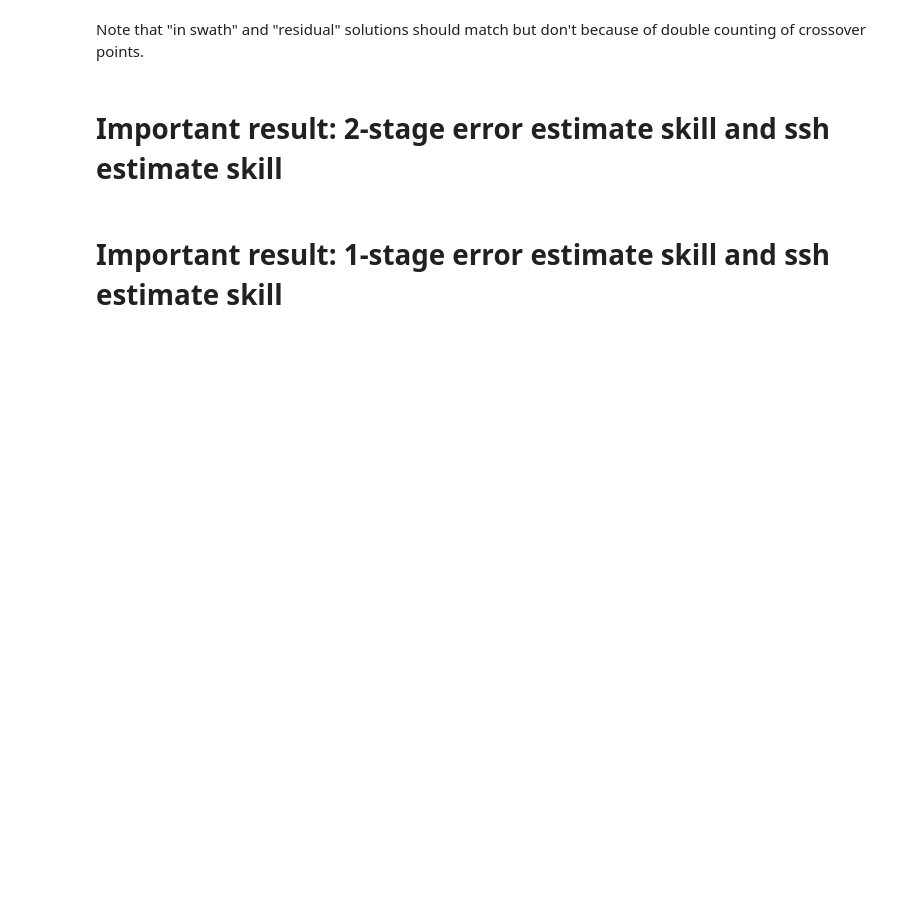
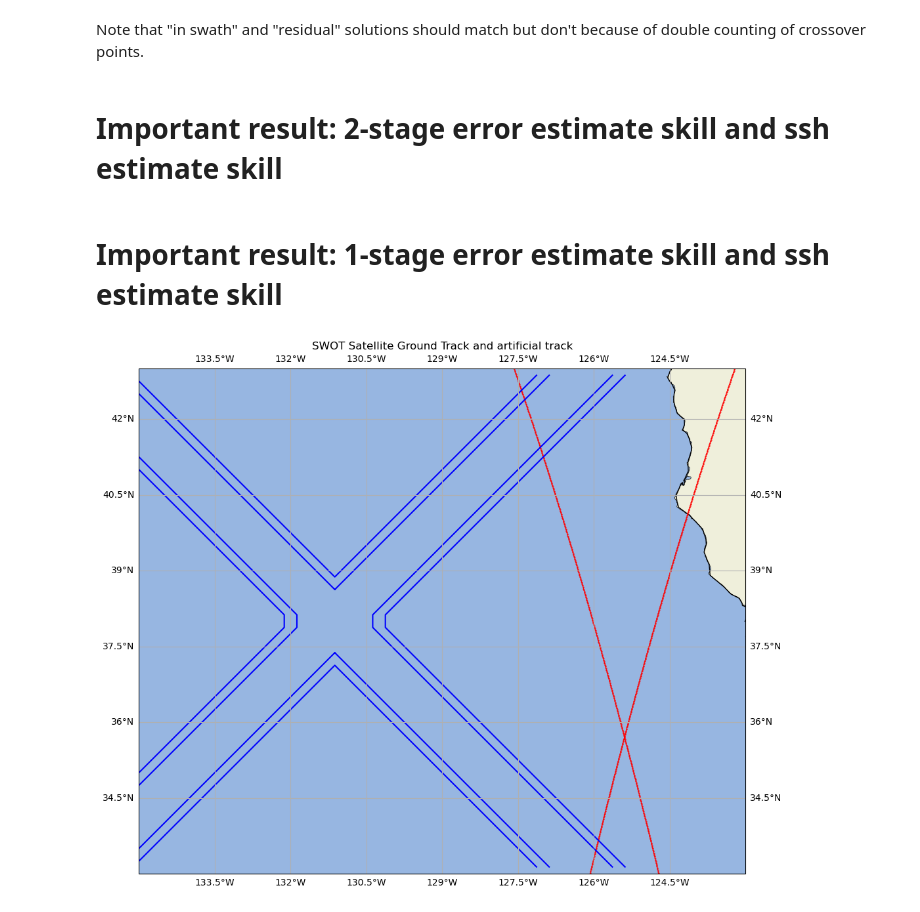
Before and after one commit to yugaophd/cer-swot, a Jupyter notebook: CER111_aviso_multiday_swath_1v2step.ipynb, the cells around one changed output. Saved outputs shown, nothing was run; the diff lists cells and outputs as text; code cells hidden in the pictures; blank space fills up the shorter version.

```diff
--- a/CER111_aviso_multiday_swath_1v2step.ipynb
+++ b/CER111_aviso_multiday_swath_1v2step.ipynb
@@ -1110,0 +1106,36 @@ Note that "in swath" and "residual" solutions should match but don't because of
+# %%
+swot_ds = xr.open_dataset('swot_L2.nc')
+swot_ds
+# %%
+import matplotlib.pyplot as plt
+import cartopy.crs as ccrs
+import cartopy.feature as cfeature
+
+# Assuming swot_ds is your dataset
+# Extract the nadir position for the ground track
+latitude_nadir = swot_ds['latitude_nadir'].values
+longitude_nadir = swot_ds['longitude_nadir'].values
+latitude = swot_ds['latitude'].values
+longitude = swot_ds['longitude'].values
+
+# Create the map plot
+plt.figure(figsize=(15, 10))
+ax = plt.axes(projection=ccrs.PlateCarree())  # PlateCarree is one of the simplest projections for geographic data.
+
+# Set extent for the California Current region
+ax.set_extent([-135, -123, 33, 43])
+
+# ax.plot(longitude, latitude, '.-', markersize=1, linewidth=0.5, transform=ccrs.Geodetic())
+ax.plot(longitude_nadir, latitude_nadir, '.-', markersize=1, linewidth=0.5, transform=ccrs.Geodetic(), color='red', label = 'nadir')
+ax.contour(lon, lat, edge_mask, colors='blue', levels=[1-1e-10], label = 'artificial')
+# ax.plot(lon[edge_points[1]], lat[edge_points[0]], color='blue', s=1)  # Edge points in blue
+ax.coastlines(resolution='50m')  # '10m', '50m', and '110m' are the options for resolution. '10m' is the highest.
+ax.add_feature(cfeature.BORDERS, linestyle=':')
+ax.add_feature(cfeature.LAND, edgecolor='black')
+ax.add_feature(cfeature.OCEAN)
+ax.add_feature(cfeature.LAKES, edgecolor='black')
+ax.gridlines(draw_labels=True)
+plt.title('SWOT Satellite Ground Track and artificial track')
+plt.savefig('swot_track_artificial_track.png')
+# %% [output]
+[figure, added]
```
Also changed, not shown: parts of 22 cells of this notebook, 2 other files.
